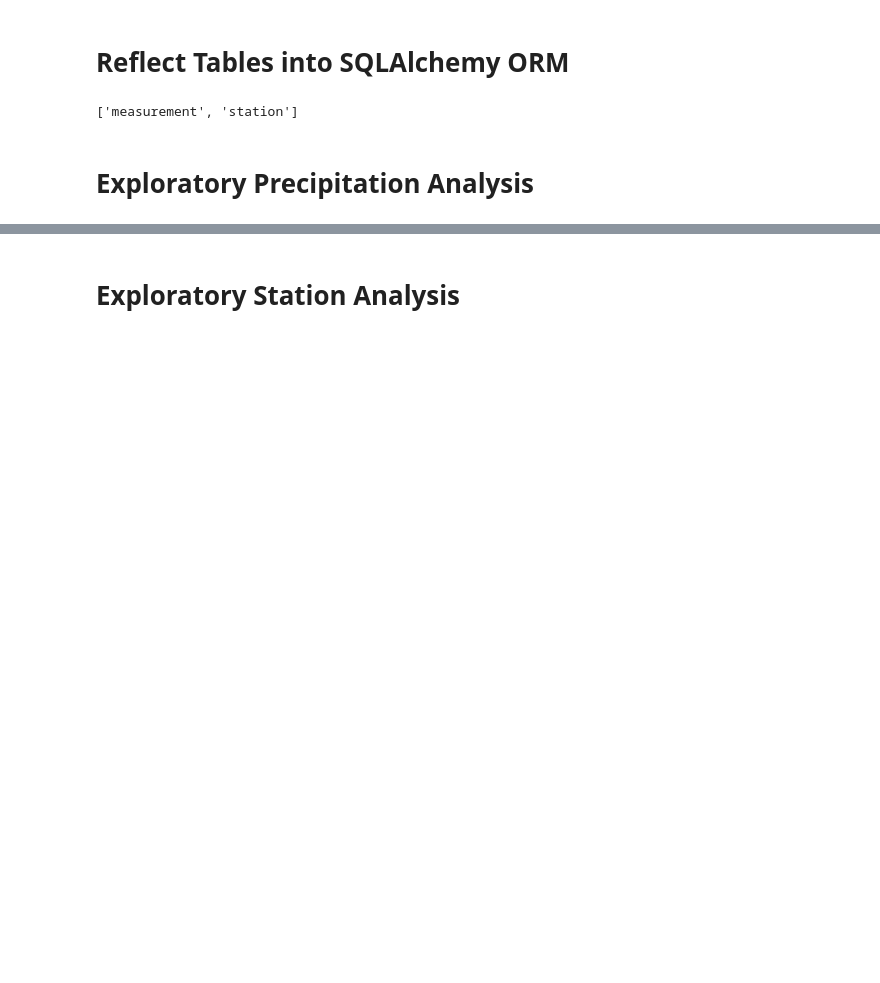
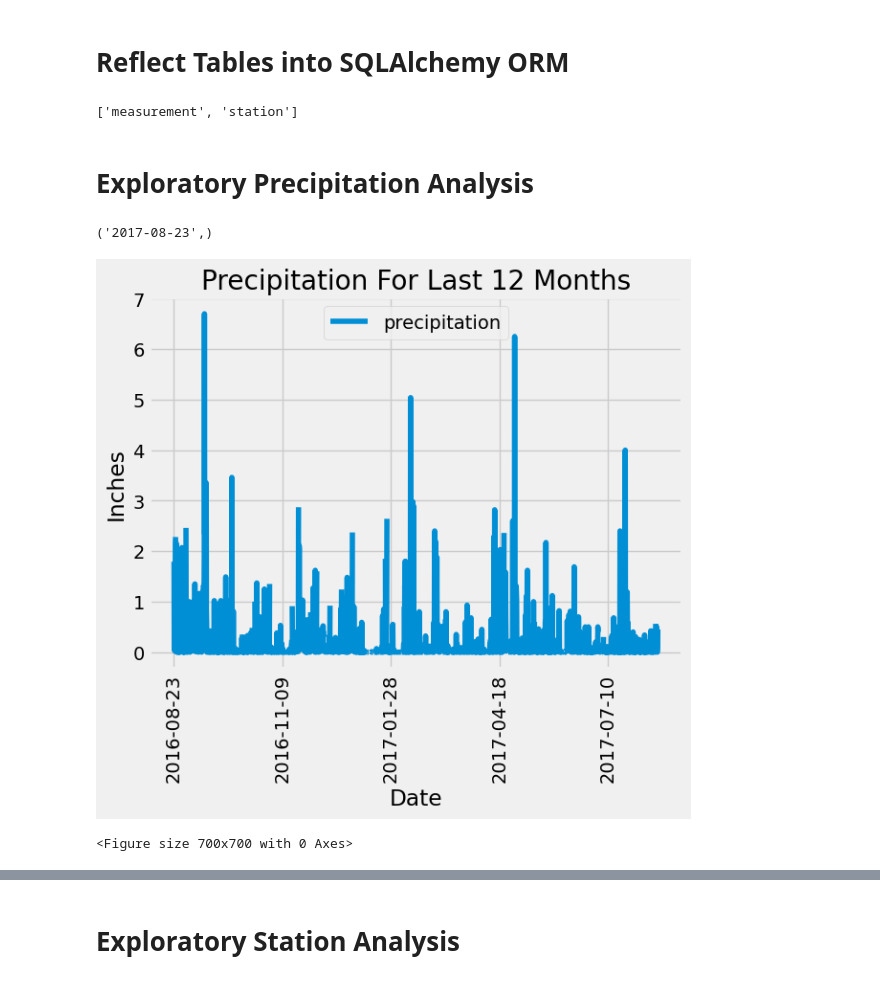
Before and after one commit to CJO100293/sqlalchemy-challenge, a Jupyter notebook: SurfsUp/climate_starter.ipynb, the cells around one changed output, grey strips where cells are left out. Drawn from its saved outputs; the diff is of its cells as text; code cells hidden in the pictures; blank space fills up the shorter version.

```diff
--- a/SurfsUp/climate_starter.ipynb
+++ b/SurfsUp/climate_starter.ipynb
@@ -42,22 +42,46 @@ session = Session(engine)
 # Exploratory Precipitation Analysis
 # %%
 # Find the most recent date in the data set.
+mst_rec_date = session.query(func.max(m.date)).first()
+mst_rec_date
+# %% [output]
+('2017-08-23',)
 # %%
 # Design a query to retrieve the last 12 months of precipitation data and plot the results.
 # Starting from the most recent data point in the database.
 
 # Calculate the date one year from the last date in data set.
-
+prev_yr = dt.date(2017, 8, 23) - dt.timedelta(days=365)
 
 # Perform a query to retrieve the data and precipitation scores
-
+results = session.query(m.date, m.prcp).filter(m.date >= prev_yr).all()
+#results = session.query(m.date, m.prcp)
 
 # Save the query results as a Pandas DataFrame. Explicitly set the column names
-
+df_precip = pd.DataFrame(results, columns=['date', 'precipitation'])
 
 # Sort the dataframe by date
-
+df_precip = df_precip.sort_values("date")
 
 # Use Pandas Plotting with Matplotlib to plot the data
+df_precip.plot(x='date', y='precipitation', rot=90)
+
+# Setting labels and title for bar graph
+plt.title("Precipitation For Last 12 Months")
+plt.xlabel("Date")
+plt.ylabel("Inches")
+
+# Save the bar graph
+plt.savefig("Images/bargraph-1.png")
+
+# Set bar graph size
+plt.figure(figsize=(7, 7))
+
+# display the bar graph
+plt.tight_layout()
+plt.show()
+# %% [output]
+[figure, added]
+<Figure size 700x700 with 0 Axes>
 # %%
 # Use Pandas to calculate the summary statistics for the precipitation data
```
Also changed, not shown: parts of 3 cells of this notebook.
